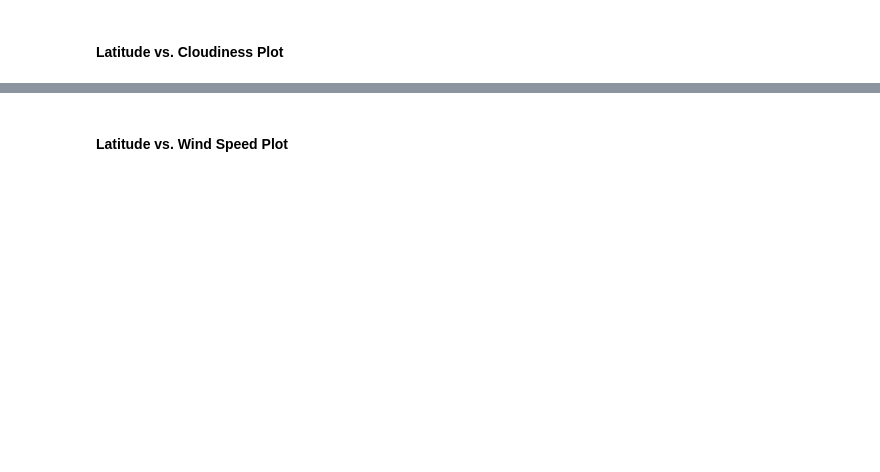
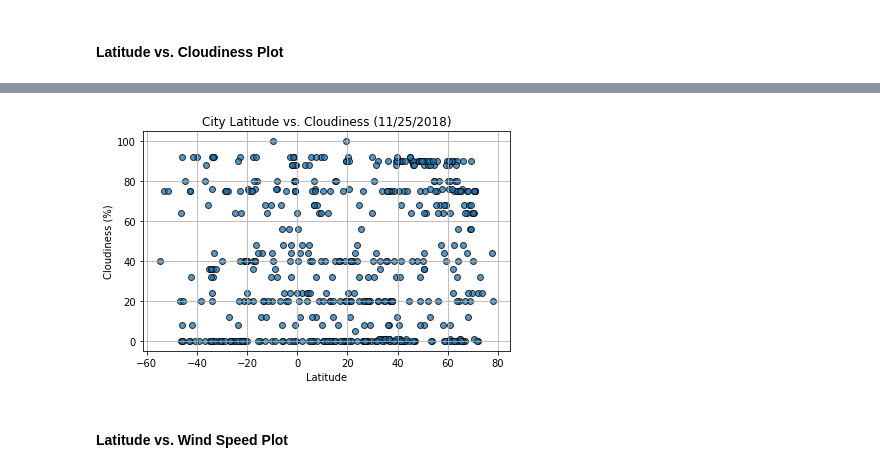
Before and after one commit to CorbinLeho/WeatherPy, a Jupyter notebook: WeatherPy.ipynb, the cells around one changed output, grey strips where cells are left out. Cells and saved outputs as stored; diff of their text form; code cells hidden in the pictures; blank space fills up the shorter version.

```diff
--- a/WeatherPy.ipynb
+++ b/WeatherPy.ipynb
@@ -125,2 +197,13 @@ dtype: int64
+# %%
+plt.scatter(weather_data["Latitude"], weather_data["Cloudiness (%)"], alpha=.75, edgecolors="k")
+plt.title(f"City Latitude vs. Cloudiness ({date})")
+plt.xlabel("Latitude")
+plt.ylabel("Cloudiness (%)")
+plt.grid(True)
+plt.tight_layout()
+plt.savefig("lat_vs_clouds.png")
+plt.show()
+# %% [output]
+[figure, added]
 # %% [markdown]
 #### Latitude vs. Wind Speed Plot
```
Also changed, not shown: parts of 21 cells of this notebook, 6 other files.
